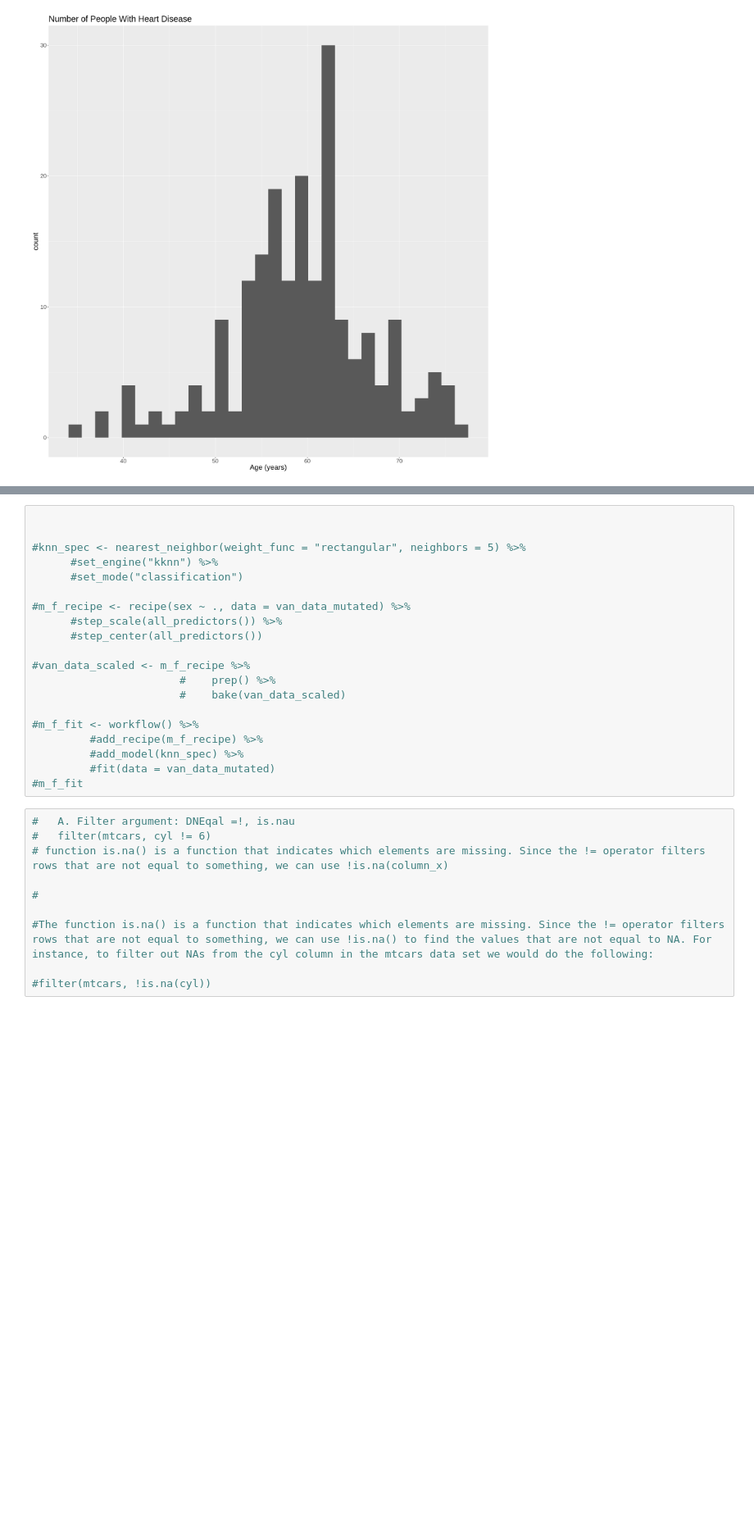
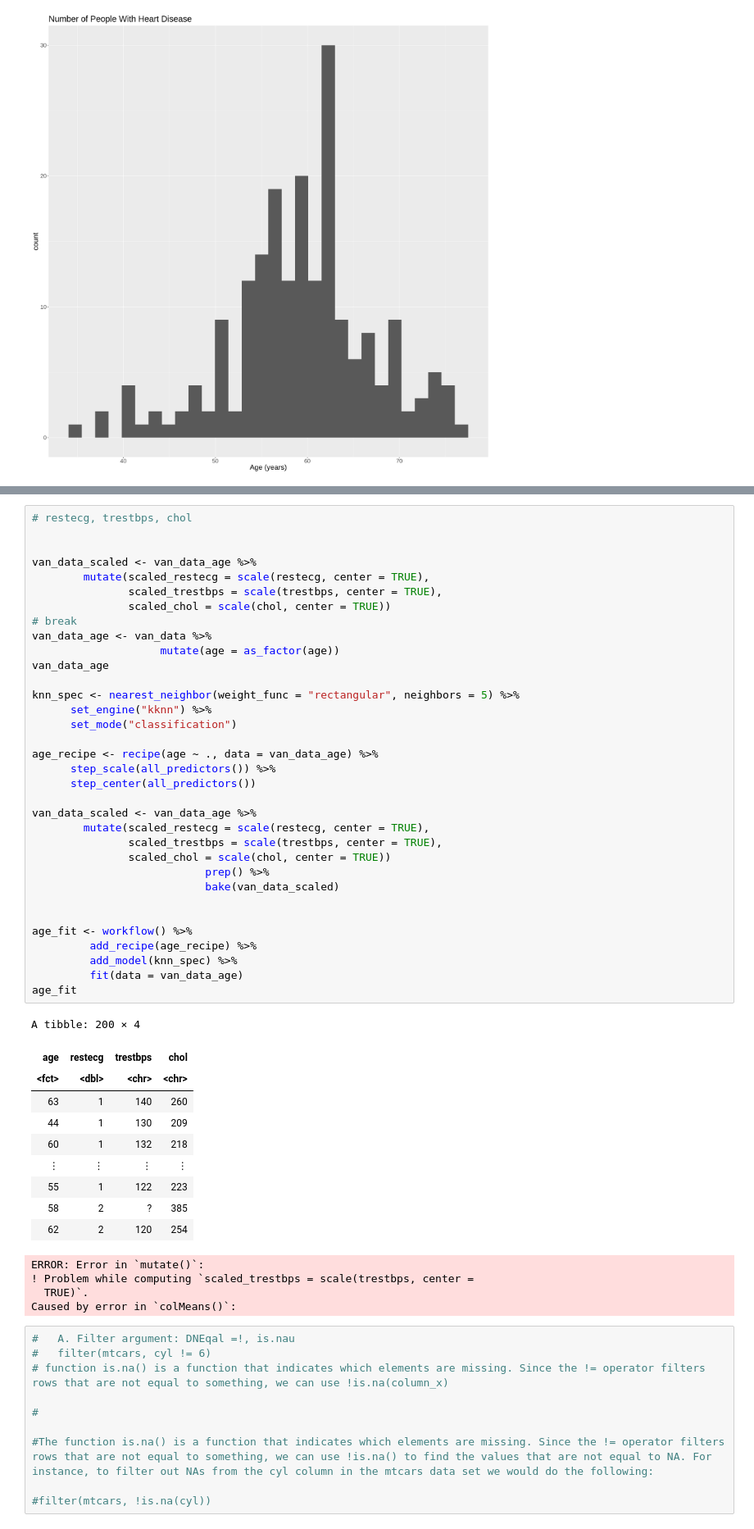
Before and after one commit to klydestad/group_153_project, a Jupyter notebook: rough.proposal.work-Copy1.ipynb, the cells around one changed output, grey strips where cells are left out. Shown: that part at 82% size. Drawn from its saved outputs; the diff is of its cells as text; blank space fills up the shorter version.

```diff
--- a/rough.proposal.work-Copy1.ipynb
+++ b/rough.proposal.work-Copy1.ipynb
@@ -97,23 +194,52 @@ van_plot_hist
 # %%
+# restecg, trestbps, chol
 
 
-#knn_spec <- nearest_neighbor(weight_func = "rectangular", neighbors = 5) %>%
-      #set_engine("kknn") %>%
-      #set_mode("classification")
+van_data_scaled <- van_data_age %>%
+        mutate(scaled_restecg = scale(restecg, center = TRUE),
+               scaled_trestbps = scale(trestbps, center = TRUE),
+               scaled_chol = scale(chol, center = TRUE))
+# break
+van_data_age <- van_data %>%
+                    mutate(age = as_factor(age))
+van_data_age
 
-#m_f_recipe <- recipe(sex ~ ., data = van_data_mutated) %>%
-      #step_scale(all_predictors()) %>%
-      #step_center(all_predictors())
+knn_spec <- nearest_neighbor(weight_func = "rectangular", neighbors = 5) %>%
+      set_engine("kknn") %>%
+      set_mode("classification")
 
-#van_data_scaled <- m_f_recipe %>%
-                       #    prep() %>%
-                       #    bake(van_data_scaled)
+age_recipe <- recipe(age ~ ., data = van_data_age) %>%
+      step_scale(all_predictors()) %>%
+      step_center(all_predictors())
 
-#m_f_fit <- workflow() %>%
-         #add_recipe(m_f_recipe) %>%
-         #add_model(knn_spec) %>%
-         #fit(data = van_data_mutated)
-#m_f_fit
+van_data_scaled <- van_data_age %>%
+        mutate(scaled_restecg = scale(restecg, center = TRUE),
+               scaled_trestbps = scale(trestbps, center = TRUE),
+               scaled_chol = scale(chol, center = TRUE))
+                           prep() %>%
+                           bake(van_data_scaled)
+
+
+age_fit <- workflow() %>%
+         add_recipe(age_recipe) %>%
+         add_model(knn_spec) %>%
+         fit(data = van_data_age)
+age_fit
+# %% [output]
+A tibble: 200 × 4
+| age | restecg | trestbps | chol |
+| <fct> | <dbl> | <chr> | <chr> |
+| 63 | 1 | 140 | 260 |
+| 44 | 1 | 130 | 209 |
+| 60 | 1 | 132 | 218 |
+| ⋮ | ⋮ | ⋮ | ⋮ |
+| 55 | 1 | 122 | 223 |
+| 58 | 2 | ? | 385 |
+| 62 | 2 | 120 | 254 |
+ERROR: Error in `mutate()`:
+! Problem while computing `scaled_trestbps = scale(trestbps, center =
+  TRUE)`.
+Caused by error in `colMeans()`:
 # %%
 #	A. Filter argument: DNEqal =!, is.nau
 #	filter(mtcars, cyl != 6)
```
Also changed, not shown: parts of 3 cells of this notebook.
